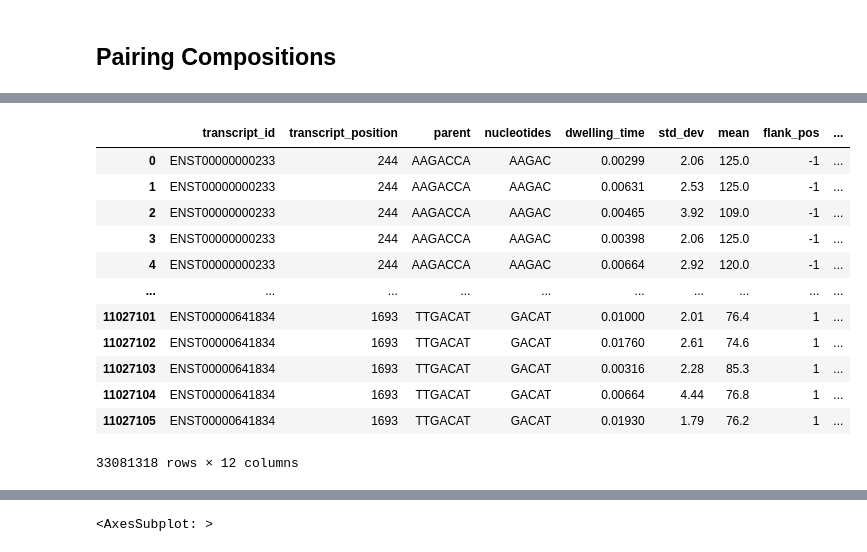
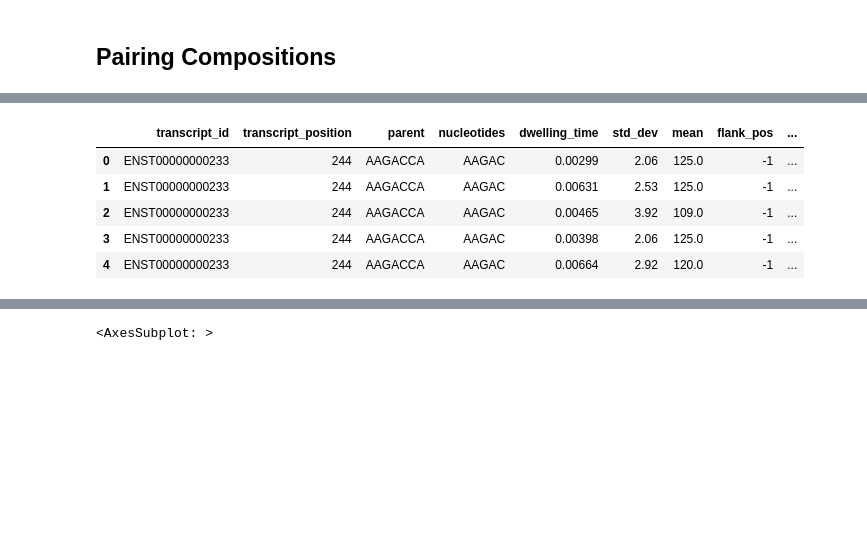
Before and after one commit to HaotingS/dsa4262_project, a Jupyter notebook: notebooks/model_ht.ipynb, the cells around one changed output, grey strips where cells are left out. Saved outputs shown, nothing was run; the diff lists cells and outputs as text; code cells hidden in the pictures; blank space fills up the shorter version.

```diff
--- a/notebooks/model_ht.ipynb
+++ b/notebooks/model_ht.ipynb
@@ -138,21 +105,14 @@ df['GC_composition'] = GC_PAIRING_COMPOSITION
 df['G_composition'] = G_COMPOSITION
 df['C_composition'] = C_COMPOSITION
 # %%
-df
+df.head()
 # %% [output]
 |  | transcript_id | transcript_position | parent | nucleotides | dwelling_time | std_dev | mean | flank_pos | ... |
 | 0 | ENST00000000233 | 244 | AAGACCA | AAGAC | 0.00299 | 2.06 | 125.0 | -1 | ... |
 | 1 | ENST00000000233 | 244 | AAGACCA | AAGAC | 0.00631 | 2.53 | 125.0 | -1 | ... |
 | 2 | ENST00000000233 | 244 | AAGACCA | AAGAC | 0.00465 | 3.92 | 109.0 | -1 | ... |
 | 3 | ENST00000000233 | 244 | AAGACCA | AAGAC | 0.00398 | 2.06 | 125.0 | -1 | ... |
 | 4 | ENST00000000233 | 244 | AAGACCA | AAGAC | 0.00664 | 2.92 | 120.0 | -1 | ... |
-| ... | ... | ... | ... | ... | ... | ... | ... | ... | ... |
-| 11027101 | ENST00000641834 | 1693 | TTGACAT | GACAT | 0.01000 | 2.01 | 76.4 | 1 | ... |
-| 11027102 | ENST00000641834 | 1693 | TTGACAT | GACAT | 0.01760 | 2.61 | 74.6 | 1 | ... |
-| 11027103 | ENST00000641834 | 1693 | TTGACAT | GACAT | 0.00316 | 2.28 | 85.3 | 1 | ... |
-| 11027104 | ENST00000641834 | 1693 | TTGACAT | GACAT | 0.00664 | 4.44 | 76.8 | 1 | ... |
-| 11027105 | ENST00000641834 | 1693 | TTGACAT | GACAT | 0.01930 | 1.79 | 76.2 | 1 | ... |
-33081318 rows × 12 columns
 # %%
 # groupby and agg using mean
 temp1 = df.groupby(by = ['transcript_id', 'transcript_position', 'parent']).mean()
```
Also changed, not shown: parts of 11 cells of this notebook, 3 other files.
